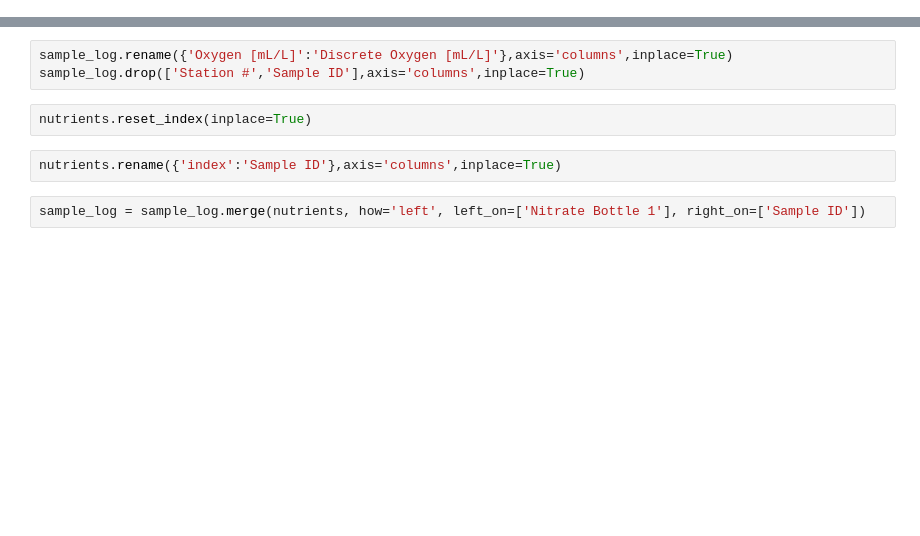
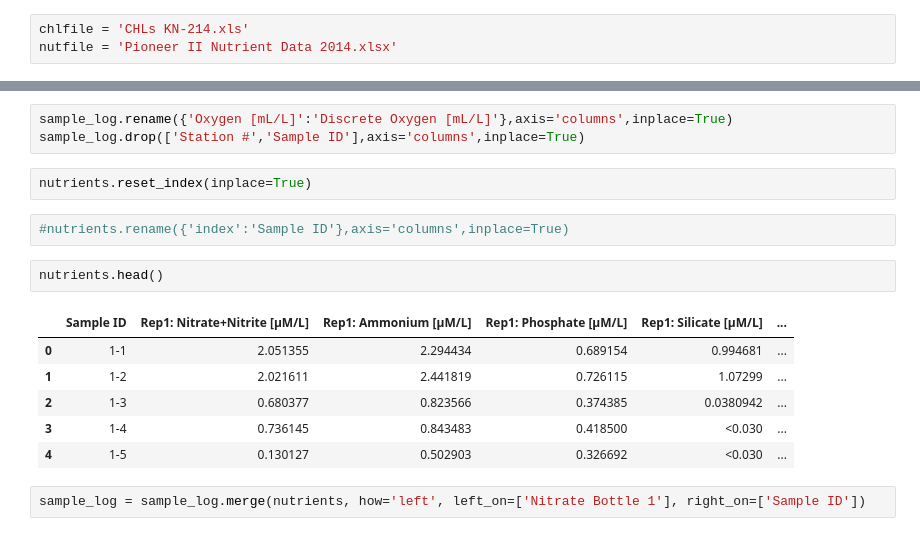
Before and after one commit to cooleyky/QAQC_Sandbox, a Jupyter notebook: Ship_data/btl_file_processing.ipynb, the cells around one changed output, grey strips where cells are left out. Drawn from its saved outputs; the diff is of its cells as text; blank space fills up the shorter version.

```diff
--- a/Ship_data/btl_file_processing.ipynb
+++ b/Ship_data/btl_file_processing.ipynb
@@ -327,3 +372,6 @@ nutfile = 'Pioneer-5_AT-31B_Nutrient_Lab_Results.xlsx'
+# %%
+chlfile = 'CHLs KN-214.xls'
+nutfile = 'Pioneer II Nutrient Data 2014.xlsx'
 # %%
 nutrients = pd.read_excel(basepath+array+cruise+water_dir+nutfile)
 # %%
@@ -363,7 +467,16 @@ sample_log.drop(['Station #','Sample ID'],axis='columns',inplace=True)
 # %%
 nutrients.reset_index(inplace=True)
 # %%
-nutrients.rename({'index':'Sample ID'},axis='columns',inplace=True)
+#nutrients.rename({'index':'Sample ID'},axis='columns',inplace=True)
+# %%
+nutrients.head()
+# %% [output]
+|  | Sample ID | Rep1: Nitrate+Nitrite [µM/L] | Rep1: Ammonium [µM/L] | Rep1: Phosphate [µM/L] | Rep1: Silicate [µM/L] | ... |
+| 0 | 1-1 | 2.051355 | 2.294434 | 0.689154 | 0.994681 | ... |
+| 1 | 1-2 | 2.021611 | 2.441819 | 0.726115 | 1.07299 | ... |
+| 2 | 1-3 | 0.680377 | 0.823566 | 0.374385 | 0.0380942 | ... |
+| 3 | 1-4 | 0.736145 | 0.843483 | 0.418500 | <0.030 | ... |
+| 4 | 1-5 | 0.130127 | 0.502903 | 0.326692 | <0.030 | ... |
 # %%
 sample_log = sample_log.merge(nutrients, how='left', left_on=['Nitrate Bottle 1'], right_on=['Sample ID'])
 # %%
```
Also changed, not shown: parts of 33 cells of this notebook, 27 other files.
